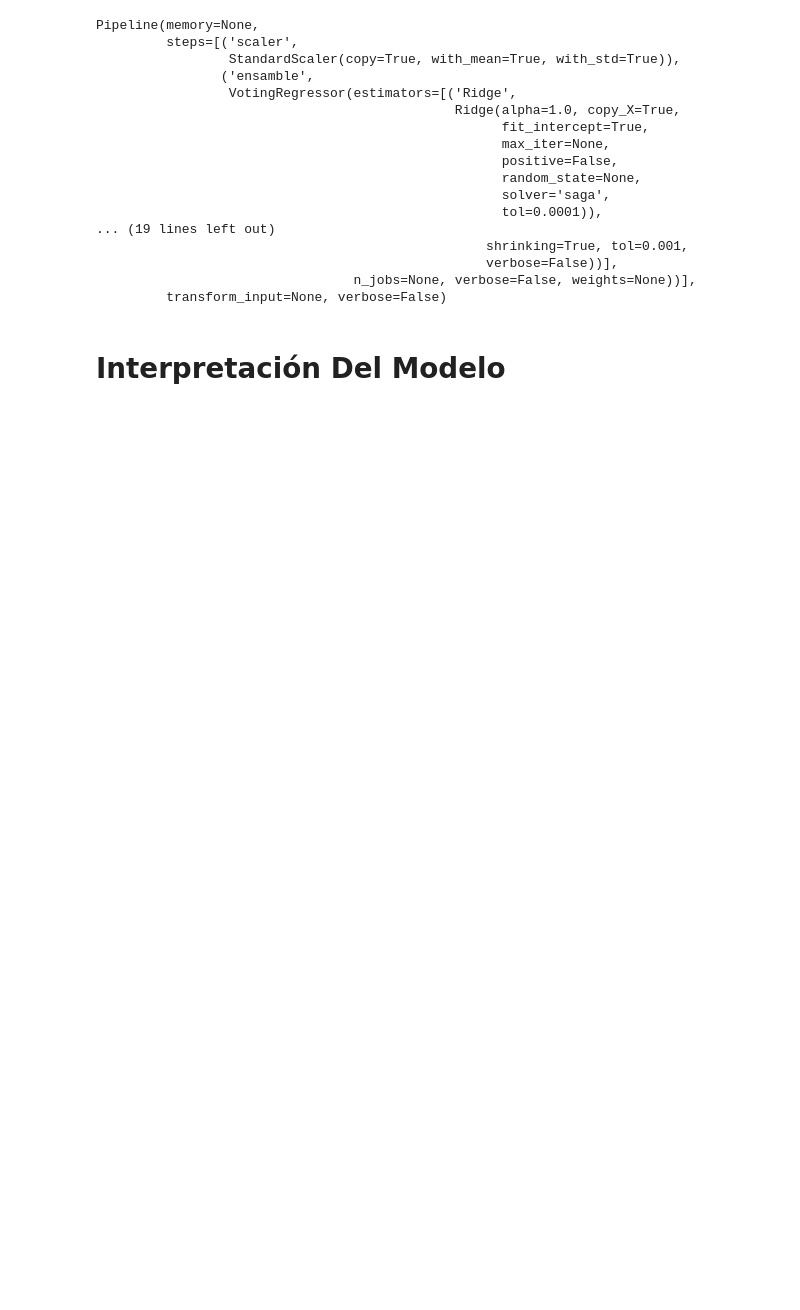
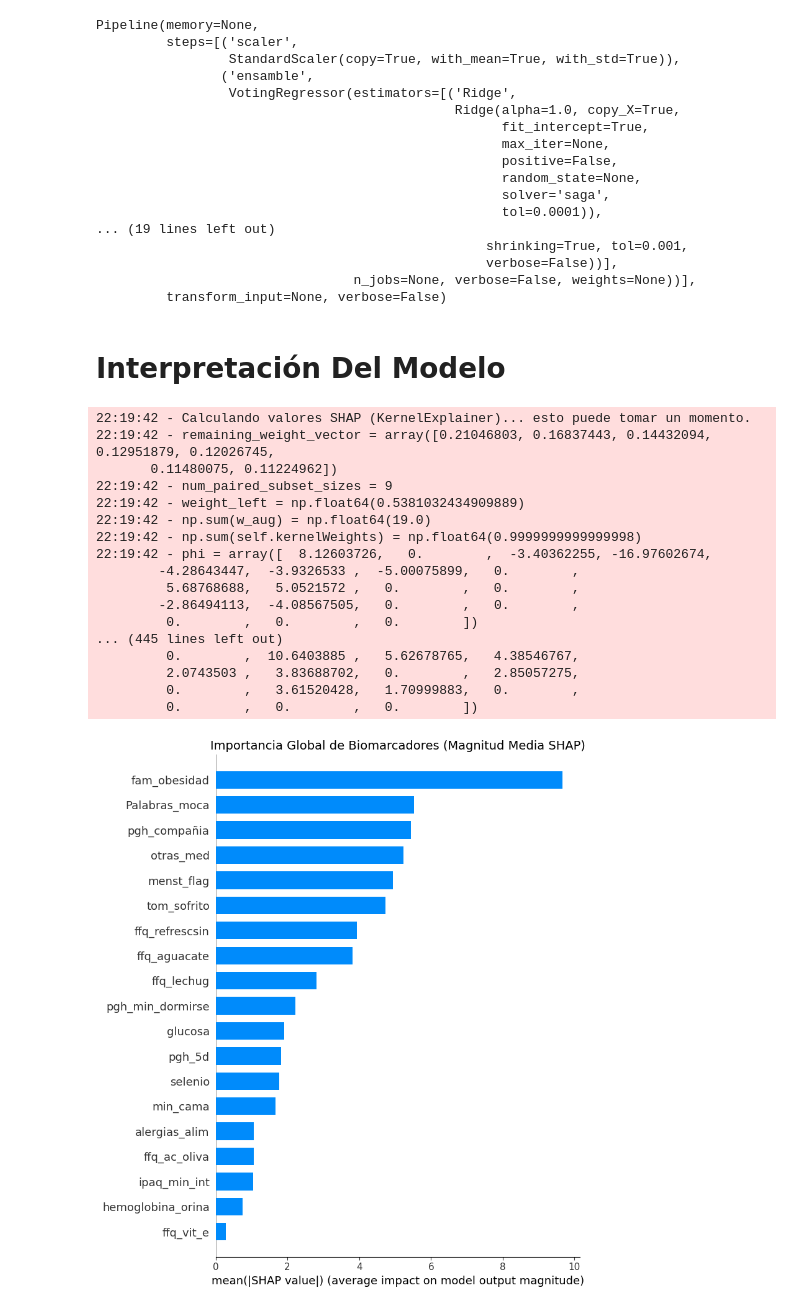
Before and after one commit to MardonioR/Proyecto-Polifenoles, a Jupyter notebook: Notebooks/Modelo_Final_Mardonio.ipynb, the cells around one changed output. Cells and saved outputs as stored; diff of their text form; code cells hidden in the pictures; blank space fills up the shorter version.

Commit message:
Interpretación mejor modelo MR

```diff
--- a/Notebooks/Modelo_Final_Mardonio.ipynb
+++ b/Notebooks/Modelo_Final_Mardonio.ipynb
@@ -234,3 +234,25 @@ Pipeline(memory=None,
          transform_input=None, verbose=False)
 # %% [markdown]
 # Interpretación Del Modelo
+# %%
+# Generando interpretaciones y valores shapley
+explainer, matriz_shap = m.interpretar_ensamble_shap(modelo_final, X_full[selected_features_lasso], selected_features_lasso, 15)
+# %% [output]
+22:19:42 - Calculando valores SHAP (KernelExplainer)... esto puede tomar un momento.
+22:19:42 - remaining_weight_vector = array([0.21046803, 0.16837443, 0.14432094, 0.12951879, 0.12026745,
+       0.11480075, 0.11224962])
+22:19:42 - num_paired_subset_sizes = 9
+22:19:42 - weight_left = np.float64(0.5381032434909889)
+22:19:42 - np.sum(w_aug) = np.float64(19.0)
+22:19:42 - np.sum(self.kernelWeights) = np.float64(0.9999999999999998)
+22:19:42 - phi = array([  8.12603726,   0.        ,  -3.40362255, -16.97602674,
+        -4.28643447,  -3.9326533 ,  -5.00075899,   0.        ,
+         5.68768688,   5.0521572 ,   0.        ,   0.        ,
+        -2.86494113,  -4.08567505,   0.        ,   0.        ,
+         0.        ,   0.        ,   0.        ])
+... (445 lines left out)
+         0.        ,  10.6403885 ,   5.62678765,   4.38546767,
+         2.0743503 ,   3.83688702,   0.        ,   2.85057275,
+         0.        ,   3.61520428,   1.70999883,   0.        ,
+         0.        ,   0.        ,   0.        ])
+[figure, added]
```
Also changed, not shown: parts of 6 cells of this notebook, 5 other files.
